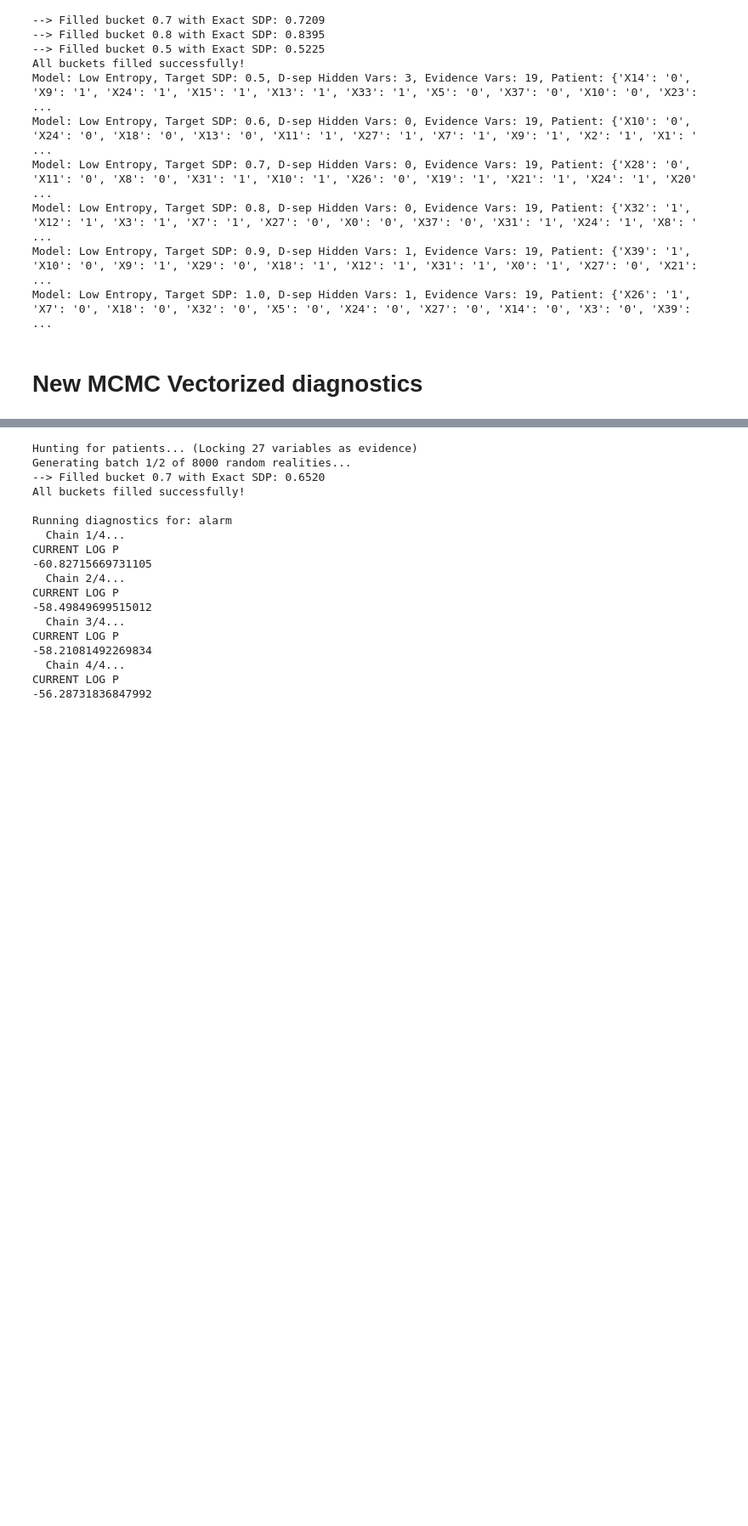
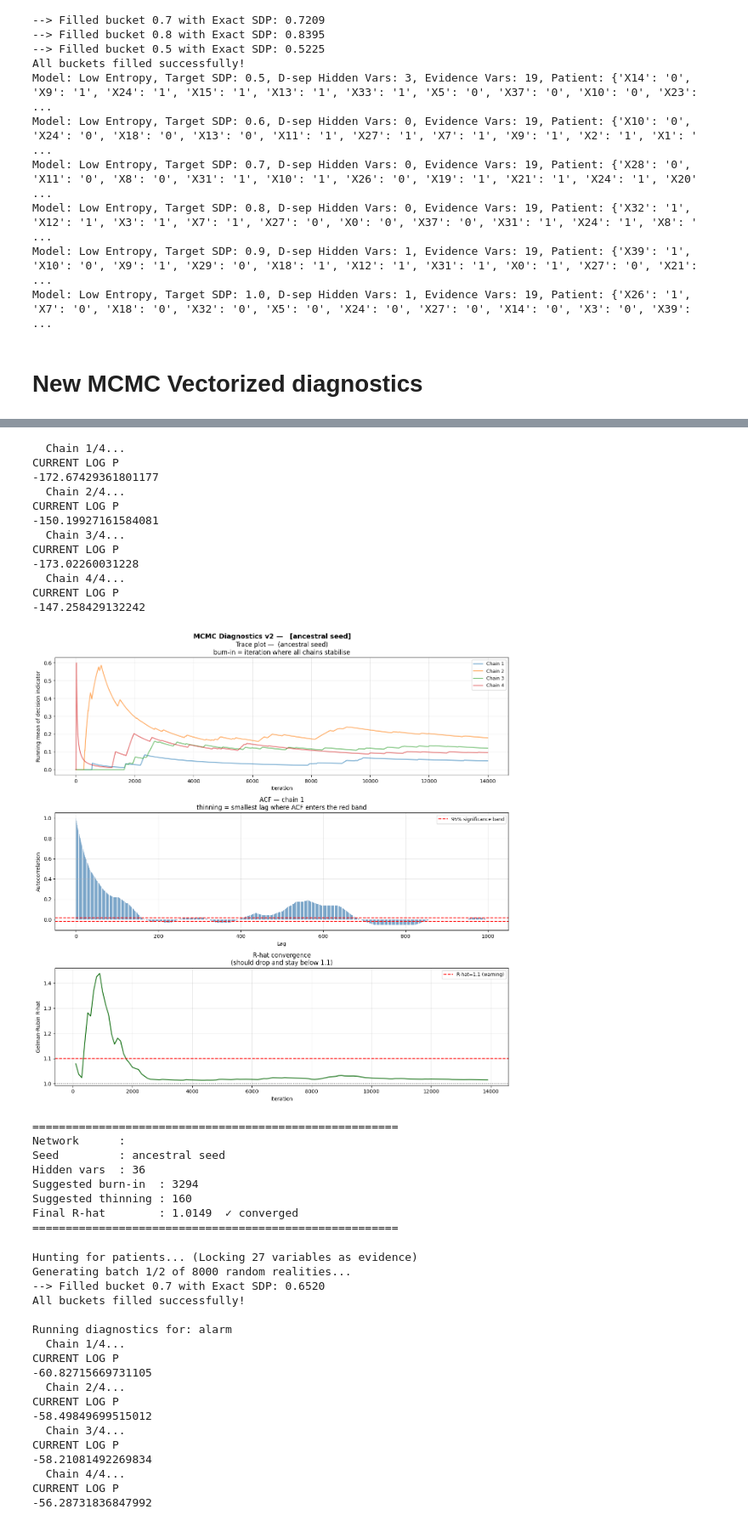
Before and after one commit to jpafcampos/explaining-BNs, a Jupyter notebook: src/mcmc_sanity_check.ipynb, the cells around one changed output, grey strips where cells are left out. Shown at 85% size. Cells and saved outputs as stored; diff of their text form; code cells hidden in the pictures; blank space fills up the shorter version.

```diff
--- a/src/mcmc_sanity_check.ipynb
+++ b/src/mcmc_sanity_check.ipynb
@@ -370,0 +177,3 @@ interesting_sdp
+# %%
+from marginalization_experiment import marginalize_node
+new_win_model, _, _,_ = marginalize_node(win95pts_model, 'PrtStatMem')
@@ -809,3 +624,31 @@ Final R-hat        : 1.7865  ✗ NOT converged
+# %%
+diag_interesting_mcmc = run_mcmc_diagnostics_v2(
+    new_win_model, target, target_value, interesting_patient, threshold=0.5,
+    n_iterations=14_000, n_chains=4,
+    use_lw_seed=True
+)
+# %% [output]
+  Chain 1/4...
+CURRENT LOG P
+-172.67429361801177
+  Chain 2/4...
+CURRENT LOG P
+-150.19927161584081
+  Chain 3/4...
+CURRENT LOG P
+-173.02260031228
+  Chain 4/4...
+CURRENT LOG P
+-147.258429132242
+[figure, added]
+=======================================================
+Network      :
+Seed         : ancestral seed
+Hidden vars  : 36
+Suggested burn-in  : 3294
+Suggested thinning : 160
+Final R-hat        : 1.0149  ✓ converged
+=======================================================
 # %%
 for model in [alarm_model]:
     target        = select_optimal_target_node(model)
```
Also changed, not shown: parts of 18 cells of this notebook, 8 other files.
